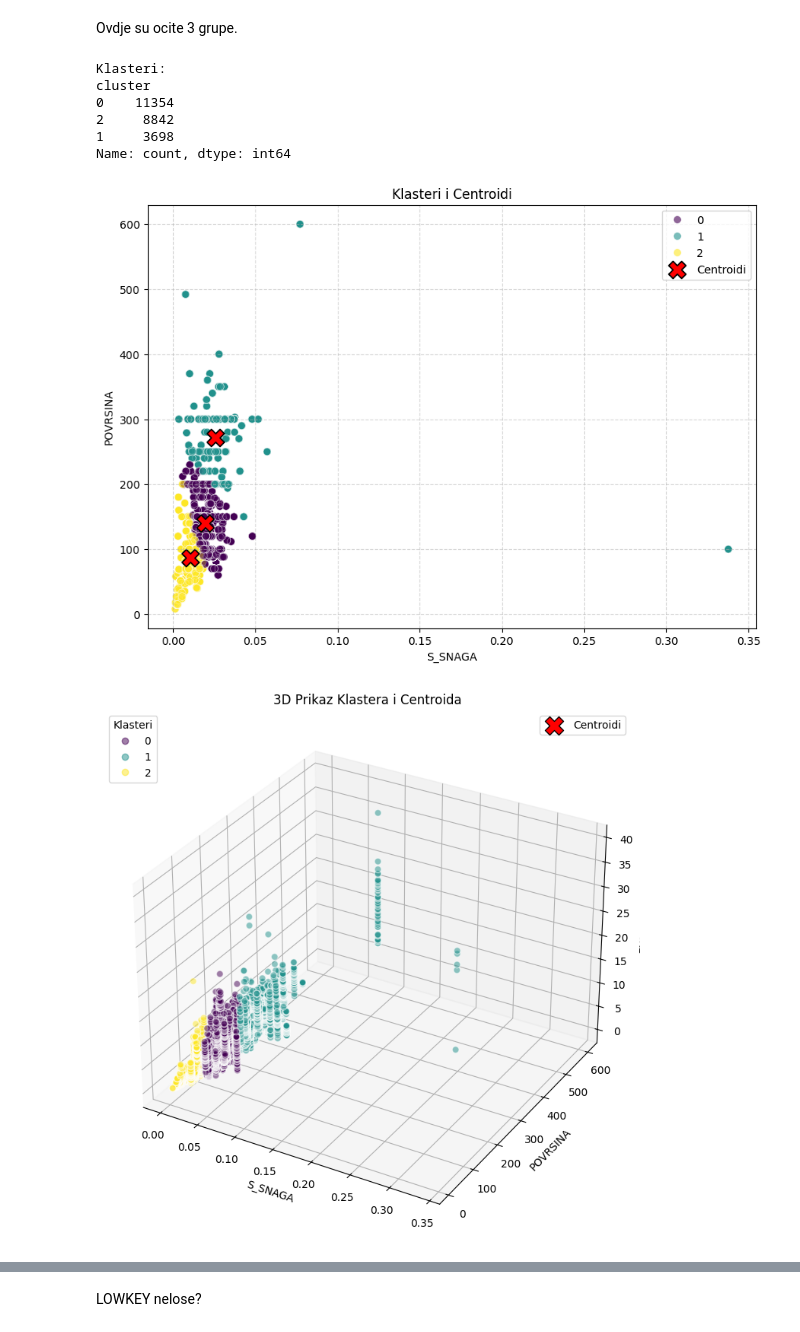
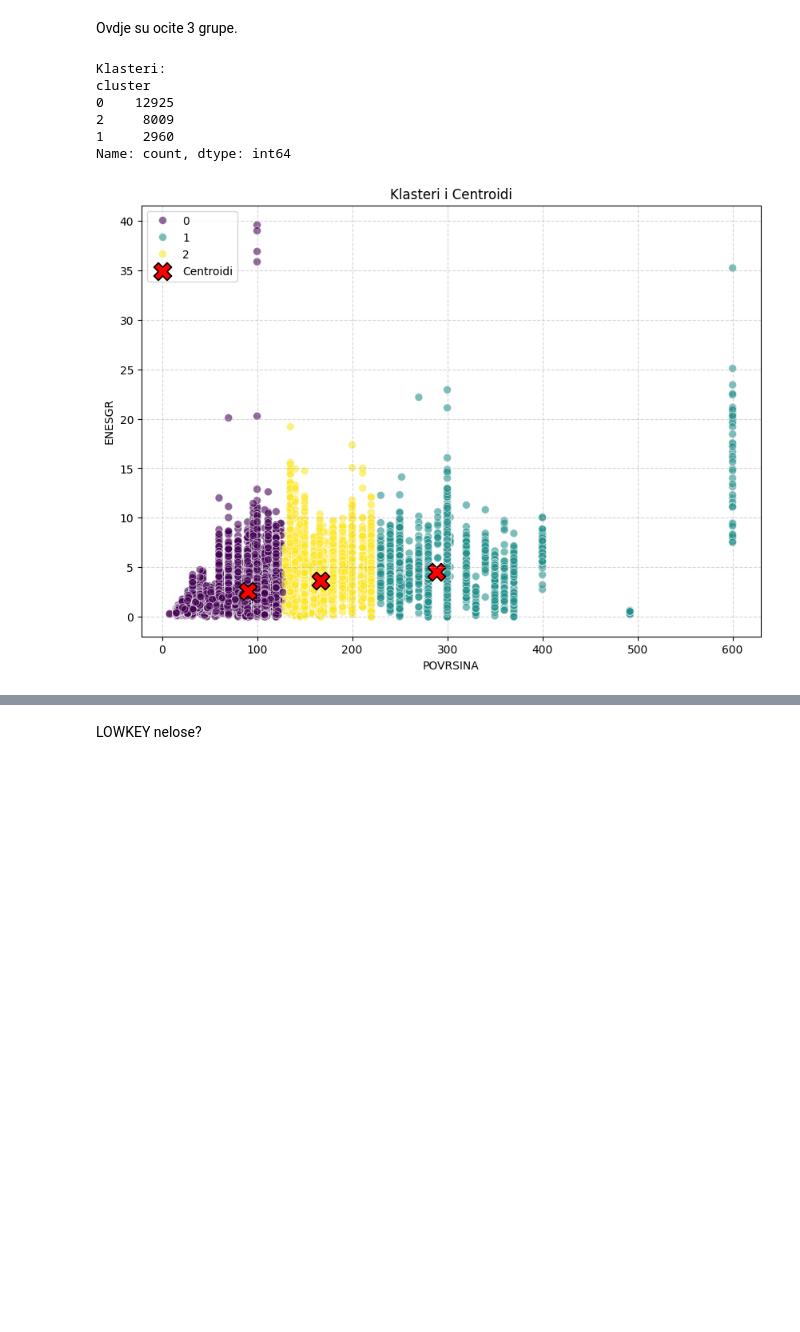
Before and after one commit to IvanDzanija/AnomalyDetection, a Jupyter notebook: notebooks/1EG.ipynb, the cells around one changed output, grey strips where cells are left out. Saved outputs shown, nothing was run; the diff lists cells and outputs as text; code cells hidden in the pictures; blank space fills up the shorter version.

```diff
--- a/notebooks/1EG.ipynb
+++ b/notebooks/1EG.ipynb
@@ -165,6 +165,8 @@ Data columns (total 9 columns):
  8   SEZONA_NUM  66394 non-null  float64
 dtypes: category(1), float64(5), int64(3)
 memory usage: 6.3 MB
+# %%
+target = "ENESGR"
 # %% [markdown]
 ## Grafovi
 # %% [markdown]
@@ -293,8 +298,11 @@ Najbolji odabir broja grupa je 3, 4 ili 5 iz ovoga. Nastavljamo sa 3 grupe.
 # %%
-def perform_clustering(data, features, n_clusters=4):
+def perform_clustering(data, features, n_clusters=4, target=None):
     """
     Metoda za grupiranje podataka.
     """
+    features = features.copy()
+    if target is not None:
+        features.append(target)
     df_sub = data[features].dropna().copy()
     scaler = StandardScaler()
     scaled_data = scaler.fit_transform(df_sub)
@@ -315,10 +323,14 @@ Name: count, dtype: int64
 # %% [markdown]
 ### Metode za 2d/3d prikaz grupa
 # %%
-def plot_clustering_2d(df, features):
+def plot_clustering_2d(df, features, target=None):
     """
     Metoda za graficki prikaz grupa.
     """
+    features = features.copy()
+    if target is not None:
+        features.append(target)
+
     if 'cluster' not in df.columns:
         print("Klasteri nisu pronađeni u DataFrame-u. Molimo pokrenite perform_clustering prvo.")
 
@@ -750,6 +765,6 @@ diagnose_features(df_WIN, ['POVRSINA', 'BR_OSOBA', 'S_SNAGA'], 'ENESGR')
 # %% [output]
 [figure]
 # %%
-_features = ["S_SNAGA", 'POVRSINA']
-find_optimal_k(df, _features, "Grijanje (1EG)")
+_features = ['POVRSINA']
+find_optimal_k(df_WIN, _features, "Grijanje (1EG)", target)
 # %% [output]
@@ -769,16 +784,16 @@ print(f"Klasteri:\n{df_WIN['cluster'].value_counts()}")
 # %% [output]
 Klasteri:
 cluster
-0    11354
-2     8842
-1     3698
+0    12925
+2     8009
+1     2960
 Name: count, dtype: int64
 # %%
-plot_clustering_2d(df_WIN, _features)
-plot_clustering_3d(df_WIN, _features + ["ENESGR"])
+# plot_clustering_2d(df_WIN, _features)
+plot_clustering_2d(df_WIN, _features, target)
+# plot_clustering_3d(df_WIN, _features + ["ENESGR"])
 # %% [output]
-[figure, old version]
+[figure, new version]
-[figure, removed]
 # %%
 outliers = detect_outliers_regression(df_WIN, _features, 'ENESGR')
 # %% [output]
```
Also changed, not shown: parts of 18 cells of this notebook.
